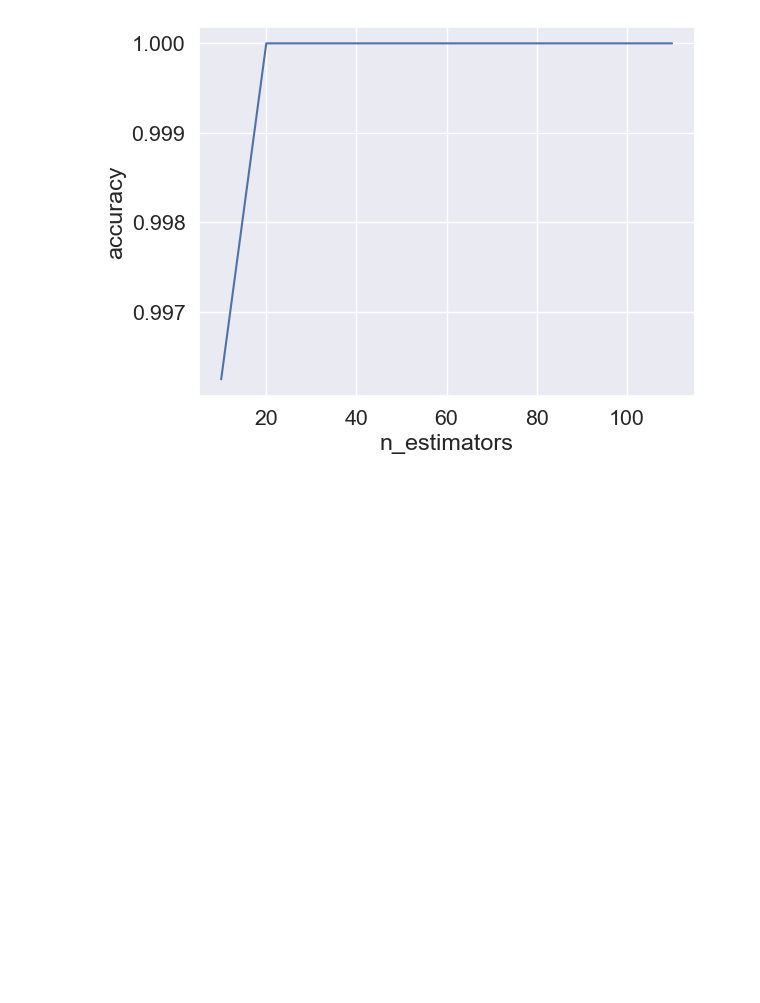
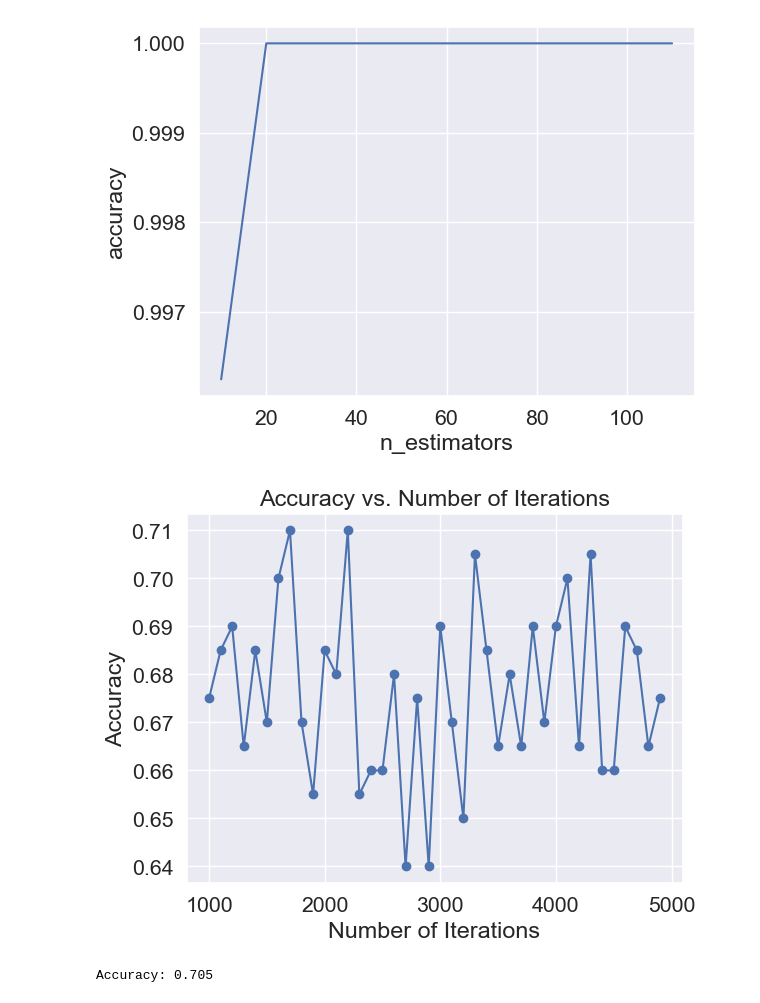
Before and after one commit to sanikanarmitwar/MusicGenreClassification, a Jupyter notebook: musicgenreIMAGEfinal.ipynb, the cells around one changed output. Saved outputs shown, nothing was run; the diff lists cells and outputs as text; code cells hidden in the pictures; blank space fills up the shorter version.

```diff
--- a/musicgenreIMAGEfinal.ipynb
+++ b/musicgenreIMAGEfinal.ipynb
@@ -735,3 +717,48 @@ Random Forest Classifier Accuracy for n_estimators = 90 : 100.0 %
 Random Forest Classifier Accuracy for n_estimators = 100 : 100.0 %
 Random Forest Classifier Accuracy for n_estimators = 110 : 100.0 %
 [figure]
+# %%
+from sklearn.neural_network import MLPClassifier
+from sklearn.datasets import load_iris
+from sklearn.model_selection import train_test_split
+from sklearn.metrics import accuracy_score
+
+accuracies = []
+iterations = range(1000, 5000, 100)  # Starting from 1000 iterations and increasing by steps of 100
+
+# Iterate over different numbers of iterations
+for max_iter in iterations:
+    # Initialize and train the MLPClassifier
+    clf = MLPClassifier(hidden_layer_sizes=(100,), max_iter=max_iter)
+    clf.fit(X_train_pca, y_train)
+
+    # Make predictions on the test data
+    y_pred = clf.predict(X_test_pca)
+
+    # Calculate accuracy and append to the list
+    accuracy = accuracy_score(y_test, y_pred)
+    accuracies.append(accuracy)
+
+# Plot the accuracy vs. number of iterations
+plt.plot(iterations, accuracies, marker='o')
+plt.title('Accuracy vs. Number of Iterations')
+plt.xlabel('Number of Iterations')
+plt.ylabel('Accuracy')
+plt.grid(True)
+plt.show()
+# %% [output]
+[figure, added]
+# %%
+clf = MLPClassifier(hidden_layer_sizes=(100,), max_iter=1700)
+
+# Train the classifier on the training data
+clf.fit(X_train_pca, y_train)
+
+# Make predictions on the test data
+y_pred = clf.predict(X_test_pca)
+
+# Evaluate the model's accuracy
+accuracy = accuracy_score(y_test, y_pred)
+print("Accuracy:", accuracy)
+# %% [output]
+Accuracy: 0.705
```
Also changed, not shown: parts of 14 cells of this notebook.
